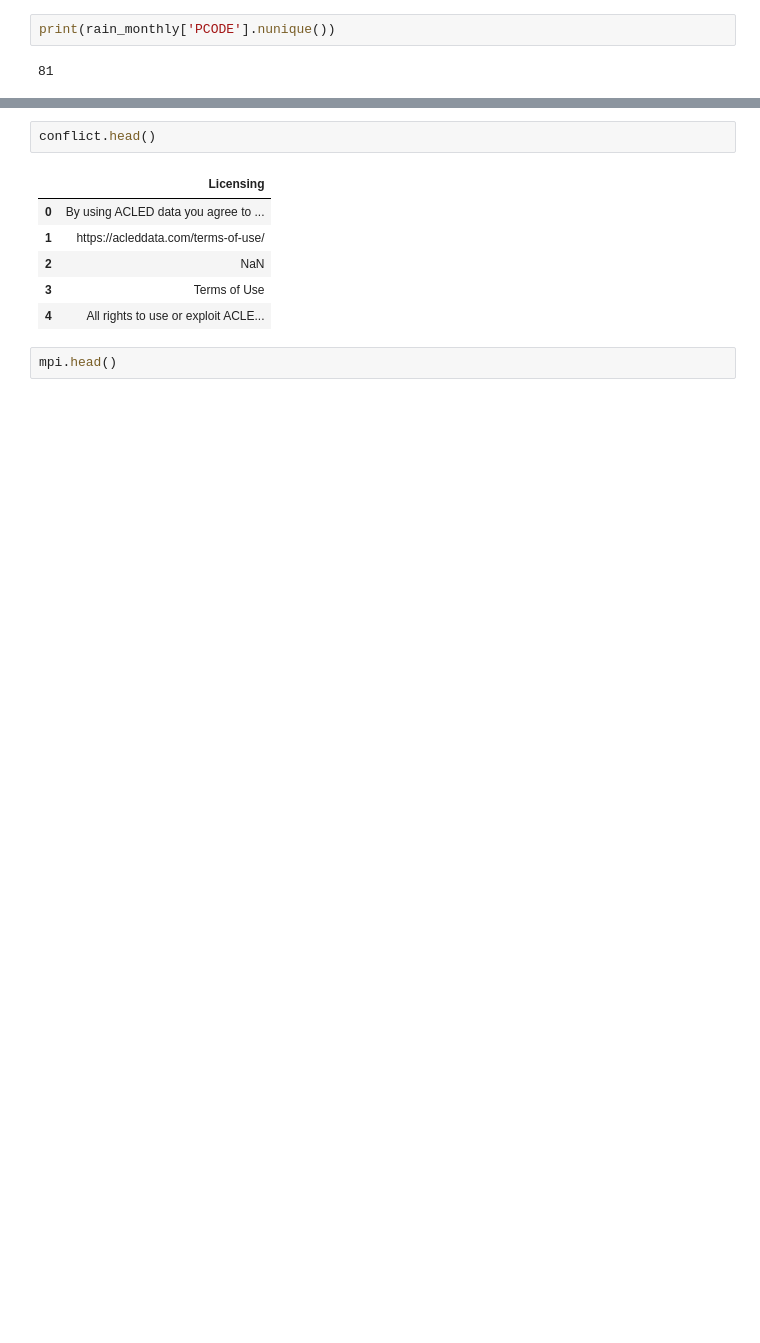
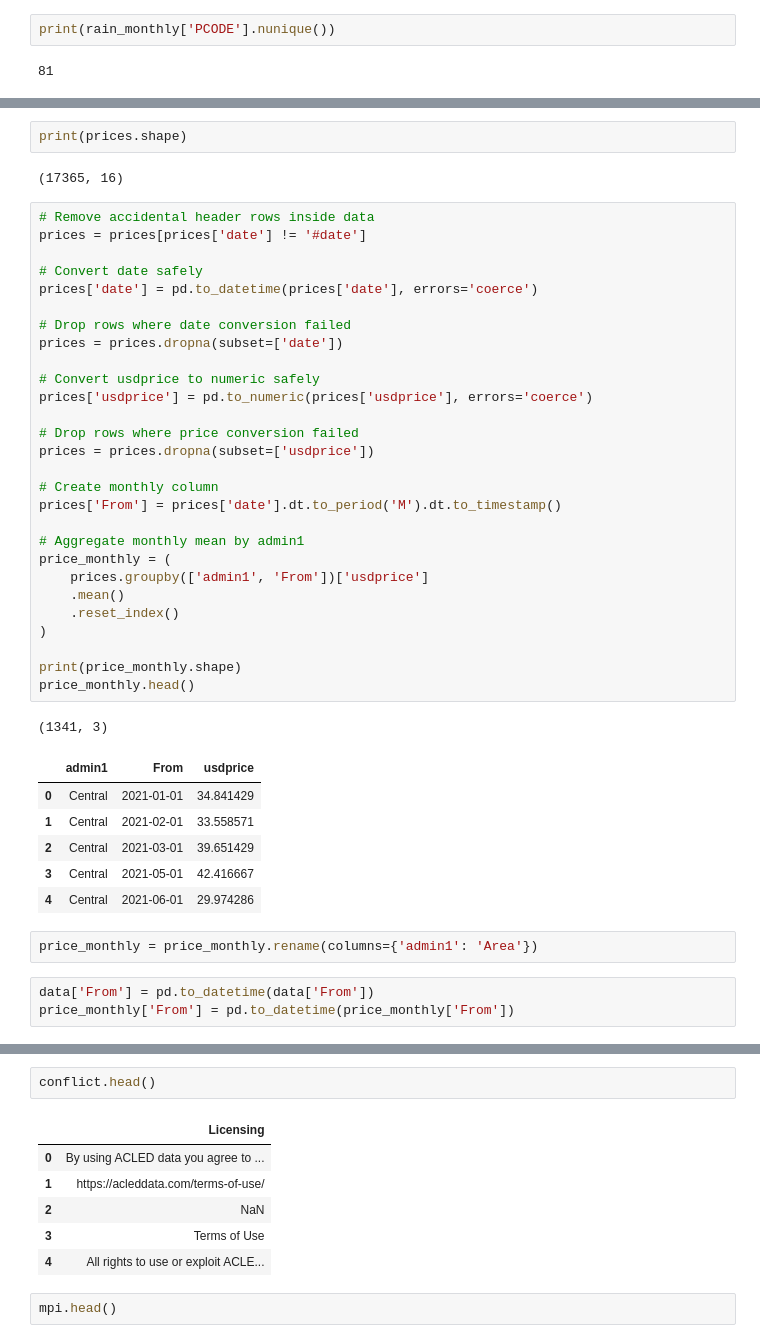
Before and after one commit to MrDenzy/PHASE-5-PROJECT---PREDICTING-FOOD-INSECURITY, a Jupyter notebook: notebooks/dennis.ipynb, the cells around one changed output, grey strips where cells are left out. Drawn from its saved outputs; the diff is of its cells as text; blank space fills up the shorter version.

```diff
--- a/notebooks/dennis.ipynb
+++ b/notebooks/dennis.ipynb
@@ -438,0 +494,45 @@ print(rain_monthly['PCODE'].nunique())
+# %%
+print(prices.shape)
+# %% [output]
+(17365, 16)
+# %%
+# Remove accidental header rows inside data
+prices = prices[prices['date'] != '#date']
+
+# Convert date safely
+prices['date'] = pd.to_datetime(prices['date'], errors='coerce')
+
+# Drop rows where date conversion failed
+prices = prices.dropna(subset=['date'])
+
+# Convert usdprice to numeric safely
+prices['usdprice'] = pd.to_numeric(prices['usdprice'], errors='coerce')
+
+# Drop rows where price conversion failed
+prices = prices.dropna(subset=['usdprice'])
+
+# Create monthly column
+prices['From'] = prices['date'].dt.to_period('M').dt.to_timestamp()
+
+# Aggregate monthly mean by admin1
+price_monthly = (
+    prices.groupby(['admin1', 'From'])['usdprice']
+    .mean()
+    .reset_index()
+)
+
+print(price_monthly.shape)
+price_monthly.head()
+# %% [output]
+(1341, 3)
+|  | admin1 | From | usdprice |
+| 0 | Central | 2021-01-01 | 34.841429 |
+| 1 | Central | 2021-02-01 | 33.558571 |
+| 2 | Central | 2021-03-01 | 39.651429 |
+| 3 | Central | 2021-05-01 | 42.416667 |
+| 4 | Central | 2021-06-01 | 29.974286 |
+# %%
+price_monthly = price_monthly.rename(columns={'admin1': 'Area'})
+# %%
+data['From'] = pd.to_datetime(data['From'])
+price_monthly['From'] = pd.to_datetime(price_monthly['From'])
```
Also changed, not shown: parts of 20 cells of this notebook.
